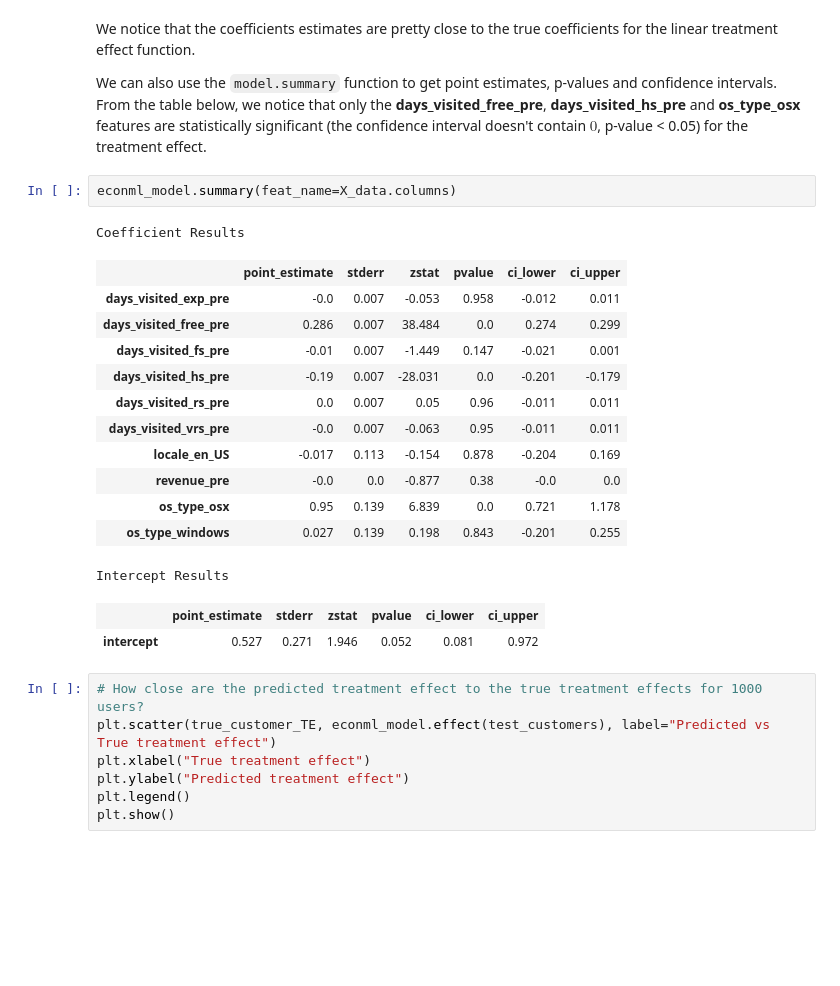
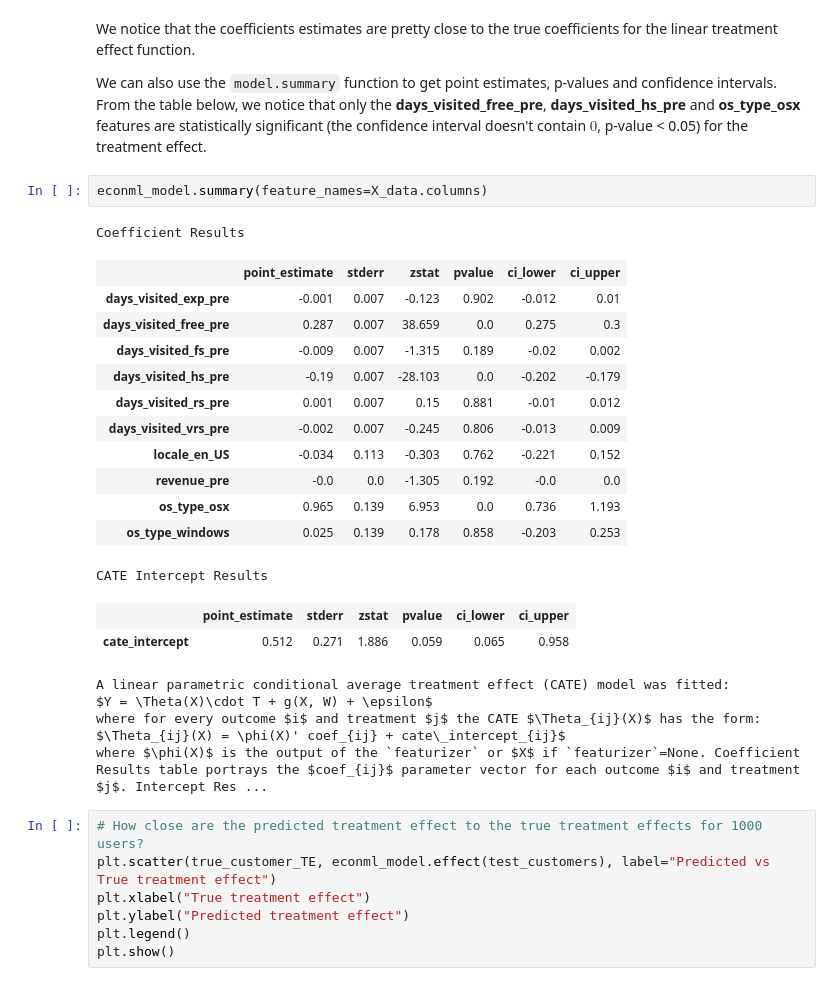
Before and after one commit to py-why/EconML, a Jupyter notebook: notebooks/CustomerScenarios/Case Study - Recommendation AB Testing at An Online Travel Company - EconML + DoWhy.ipynb, the cells around one changed output. Drawn from its saved outputs; the diff is of its cells as text; blank space fills up the shorter version.

```diff
--- a/notebooks/CustomerScenarios/Case Study - Recommendation AB Testing at An Online Travel Company - EconML + DoWhy.ipynb
+++ b/notebooks/CustomerScenarios/Case Study - Recommendation AB Testing at An Online Travel Company - EconML + DoWhy.ipynb
@@ -265,23 +265,28 @@ We notice that the coefficients estimates are pretty close to the true coefficie
 
 We can also use the `model.summary` function to get point estimates, p-values and confidence intervals. From the table below, we notice that only the **days_visited_free_pre**, **days_visited_hs_pre** and **os_type_osx** features are statistically significant (the confidence interval doesn't contain $0$, p-value < 0.05) for the treatment effect.
 # %%
-econml_model.summary(feat_name=X_data.columns)
+econml_model.summary(feature_names=X_data.columns)
 # %% [output]
 Coefficient Results
 |  | point_estimate | stderr | zstat | pvalue | ci_lower | ci_upper |
-| days_visited_exp_pre | -0.0 | 0.007 | -0.053 | 0.958 | -0.012 | 0.011 |
-| days_visited_free_pre | 0.286 | 0.007 | 38.484 | 0.0 | 0.274 | 0.299 |
-| days_visited_fs_pre | -0.01 | 0.007 | -1.449 | 0.147 | -0.021 | 0.001 |
-| days_visited_hs_pre | -0.19 | 0.007 | -28.031 | 0.0 | -0.201 | -0.179 |
-| days_visited_rs_pre | 0.0 | 0.007 | 0.05 | 0.96 | -0.011 | 0.011 |
-| days_visited_vrs_pre | -0.0 | 0.007 | -0.063 | 0.95 | -0.011 | 0.011 |
-| locale_en_US | -0.017 | 0.113 | -0.154 | 0.878 | -0.204 | 0.169 |
-| revenue_pre | -0.0 | 0.0 | -0.877 | 0.38 | -0.0 | 0.0 |
-| os_type_osx | 0.95 | 0.139 | 6.839 | 0.0 | 0.721 | 1.178 |
-| os_type_windows | 0.027 | 0.139 | 0.198 | 0.843 | -0.201 | 0.255 |
+| days_visited_exp_pre | -0.001 | 0.007 | -0.123 | 0.902 | -0.012 | 0.01 |
+| days_visited_free_pre | 0.287 | 0.007 | 38.659 | 0.0 | 0.275 | 0.3 |
+| days_visited_fs_pre | -0.009 | 0.007 | -1.315 | 0.189 | -0.02 | 0.002 |
+| days_visited_hs_pre | -0.19 | 0.007 | -28.103 | 0.0 | -0.202 | -0.179 |
+| days_visited_rs_pre | 0.001 | 0.007 | 0.15 | 0.881 | -0.01 | 0.012 |
+| days_visited_vrs_pre | -0.002 | 0.007 | -0.245 | 0.806 | -0.013 | 0.009 |
+| locale_en_US | -0.034 | 0.113 | -0.303 | 0.762 | -0.221 | 0.152 |
+| revenue_pre | -0.0 | 0.0 | -1.305 | 0.192 | -0.0 | 0.0 |
+| os_type_osx | 0.965 | 0.139 | 6.953 | 0.0 | 0.736 | 1.193 |
+| os_type_windows | 0.025 | 0.139 | 0.178 | 0.858 | -0.203 | 0.253 |
-Intercept Results
+CATE Intercept Results
 |  | point_estimate | stderr | zstat | pvalue | ci_lower | ci_upper |
-| intercept | 0.527 | 0.271 | 1.946 | 0.052 | 0.081 | 0.972 |
+| cate_intercept | 0.512 | 0.271 | 1.886 | 0.059 | 0.065 | 0.958 |
+A linear parametric conditional average treatment effect (CATE) model was fitted:
+$Y = \Theta(X)\cdot T + g(X, W) + \epsilon$
+where for every outcome $i$ and treatment $j$ the CATE $\Theta_{ij}(X)$ has the form:
+$\Theta_{ij}(X) = \phi(X)' coef_{ij} + cate\_intercept_{ij}$
+where $\phi(X)$ is the output of the `featurizer` or $X$ if `featurizer`=None. Coefficient Results table portrays the $coef_{ij}$ parameter vector for each outcome $i$ and treatment $j$. Intercept Res ...
 # %%
 # How close are the predicted treatment effect to the true treatment effects for 1000 users?
 plt.scatter(true_customer_TE, econml_model.effect(test_customers), label="Predicted vs True treatment effect")
```
Also changed, not shown: parts of 6 cells of this notebook, 18 other files.
